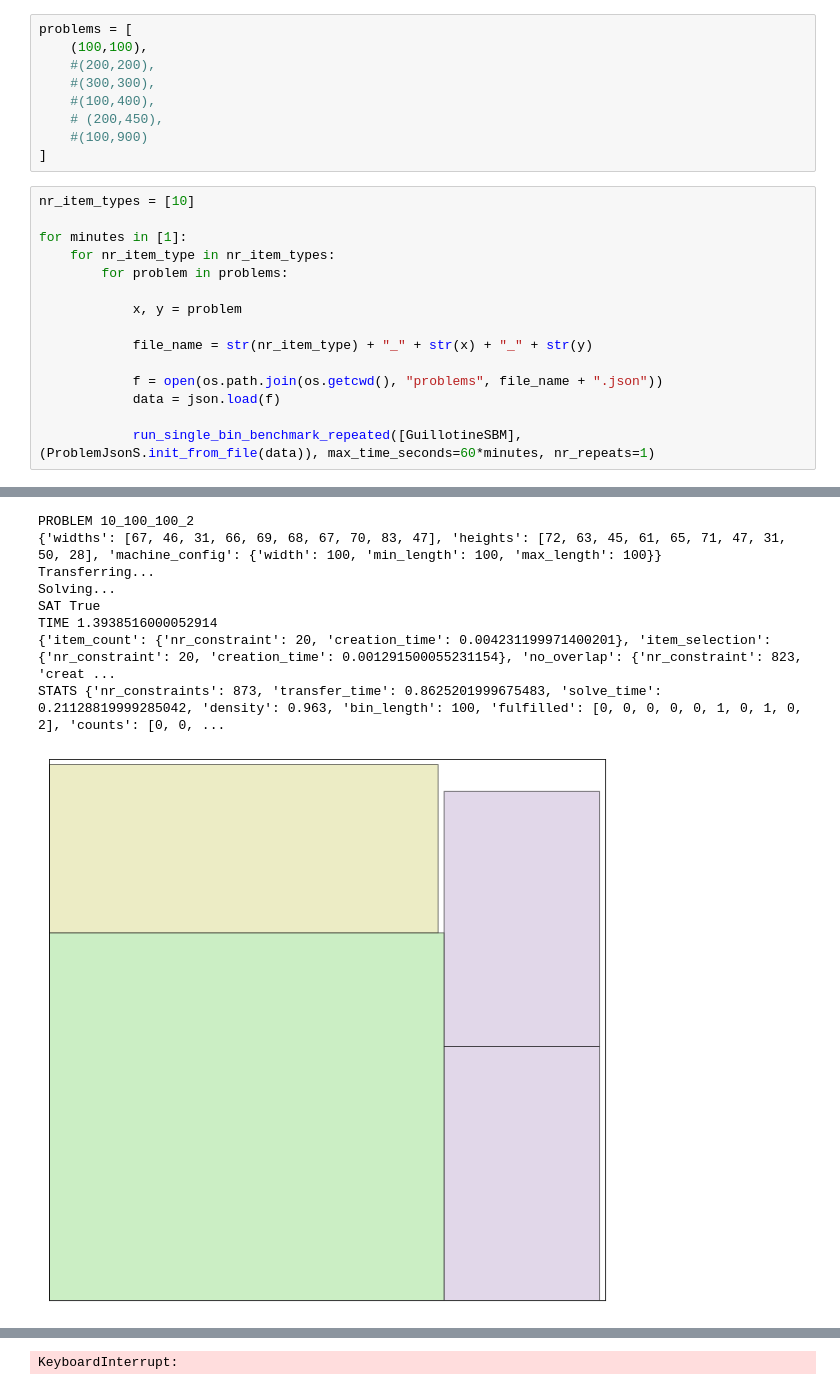
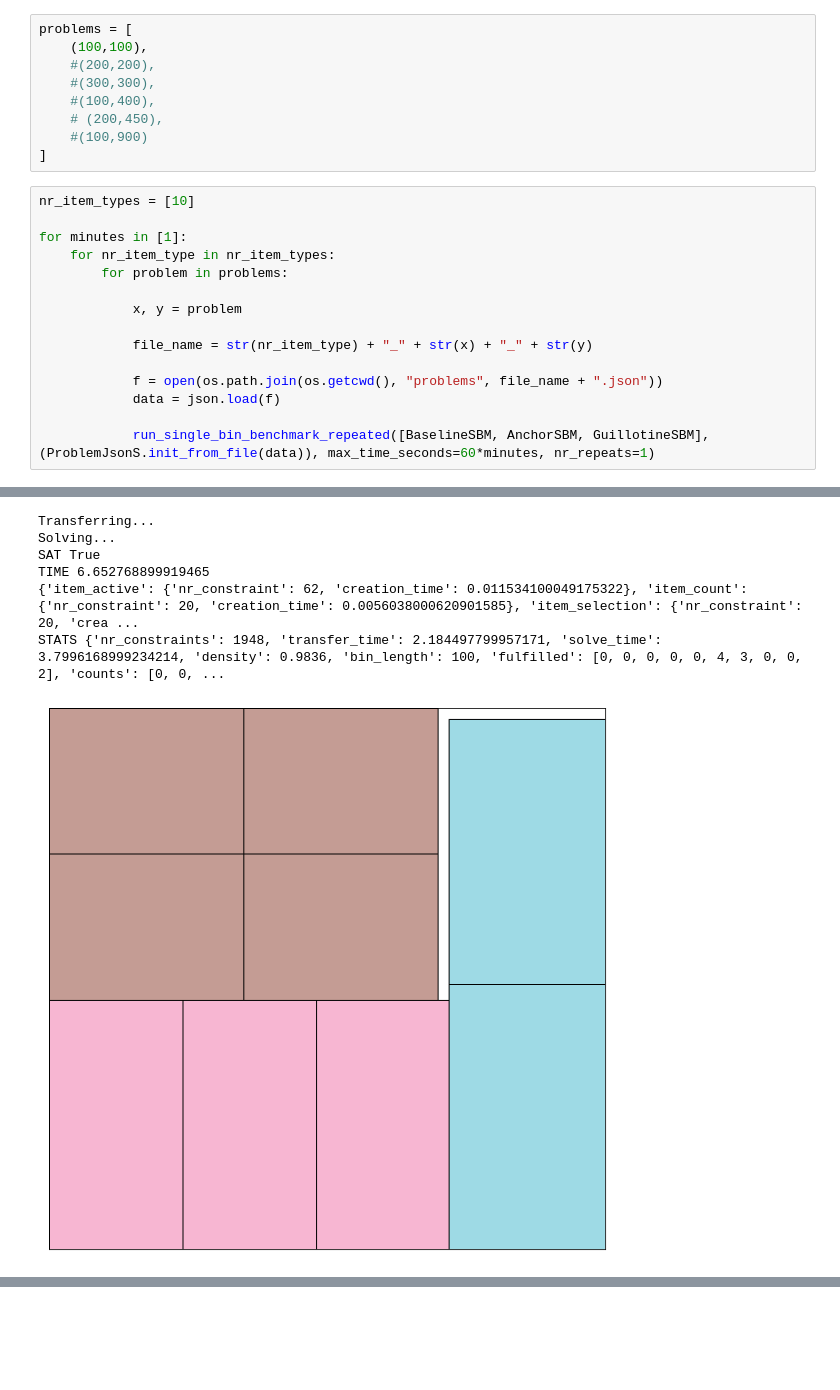
Before and after one commit to ThomSerg/IndustrialWeavePlanning, a Jupyter notebook: benchmarks/single_bin/slopp/benchmark.ipynb, the cells around one changed output, grey strips where cells are left out. Saved outputs shown, nothing was run; the diff lists cells and outputs as text; blank space fills up the shorter version.

Commit message:
Multi bin baseline (with overproduction bug fix)

```diff
--- a/benchmarks/single_bin/slopp/benchmark.ipynb
+++ b/benchmarks/single_bin/slopp/benchmark.ipynb
@@ -38,7 +35,7 @@ for minutes in [1]:
             f = open(os.path.join(os.getcwd(), "problems", file_name + ".json"))
             data = json.load(f)
 
-            run_single_bin_benchmark_repeated([GuillotineSBM], (ProblemJsonS.init_from_file(data)), max_time_seconds=60*minutes, nr_repeats=1)
+            run_single_bin_benchmark_repeated([BaselineSBM, AnchorSBM, GuillotineSBM], (ProblemJsonS.init_from_file(data)), max_time_seconds=60*minutes, nr_repeats=1)
 # %% [output]
 PROBLEM 10_100_100_0
 {'widths': [44, 49, 37, 43, 82, 35, 24, 29, 37, 49], 'heights': [43, 95, 72, 54, 54, 27, 46, 37, 24, 28], 'machine_config': {'width': 100, 'min_length': 100, 'max_length': 100}}
@@ -61,9 +52,7 @@ STATS {'nr_constraints': 2240, 'transfer_time': 2.3055086999665946, 'solve_time'
-PROBLEM 10_100_100_2
-{'widths': [67, 46, 31, 66, 69, 68, 67, 70, 83, 47], 'heights': [72, 63, 45, 61, 65, 71, 47, 31, 50, 28], 'machine_config': {'width': 100, 'min_length': 100, 'max_length': 100}}
 Transferring...
 Solving...
 SAT True
-TIME 1.3938516000052914
-{'item_count': {'nr_constraint': 20, 'creation_time': 0.004231199971400201}, 'item_selection': {'nr_constraint': 20, 'creation_time': 0.001291500055231154}, 'no_overlap': {'nr_constraint': 823, 'creat ...
-STATS {'nr_constraints': 873, 'transfer_time': 0.8625201999675483, 'solve_time': 0.21128819999285042, 'density': 0.963, 'bin_length': 100, 'fulfilled': [0, 0, 0, 0, 0, 1, 0, 1, 0, 2], 'counts': [0, 0, ...
+TIME 6.652768899919465
+{'item_active': {'nr_constraint': 62, 'creation_time': 0.011534100049175322}, 'item_count': {'nr_constraint': 20, 'creation_time': 0.0056038000620901585}, 'item_selection': {'nr_constraint': 20, 'crea ...
+STATS {'nr_constraints': 1948, 'transfer_time': 2.184497799957171, 'solve_time': 3.7996168999234214, 'density': 0.9836, 'bin_length': 100, 'fulfilled': [0, 0, 0, 0, 0, 4, 3, 0, 0, 2], 'counts': [0, 0, ...
-[figure, old version]
+[figure, new version]
@@ -78 +62,0 @@ STATS {'nr_constraints': 4780, 'transfer_time': 3.2748270999873057, 'solve_time'
-KeyboardInterrupt:
```
Also changed, not shown: parts of 2 cells of this notebook, 25 other files.
